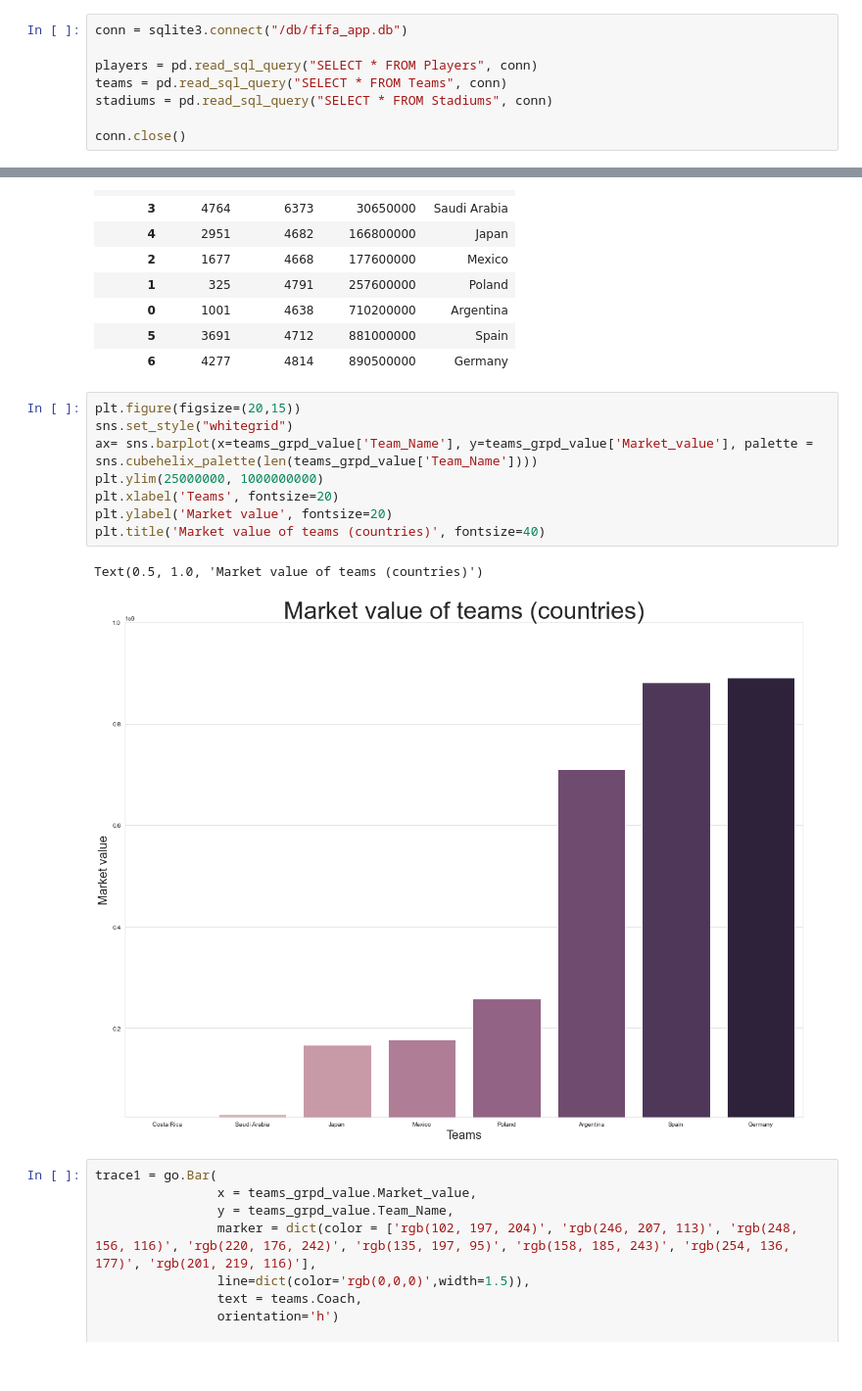
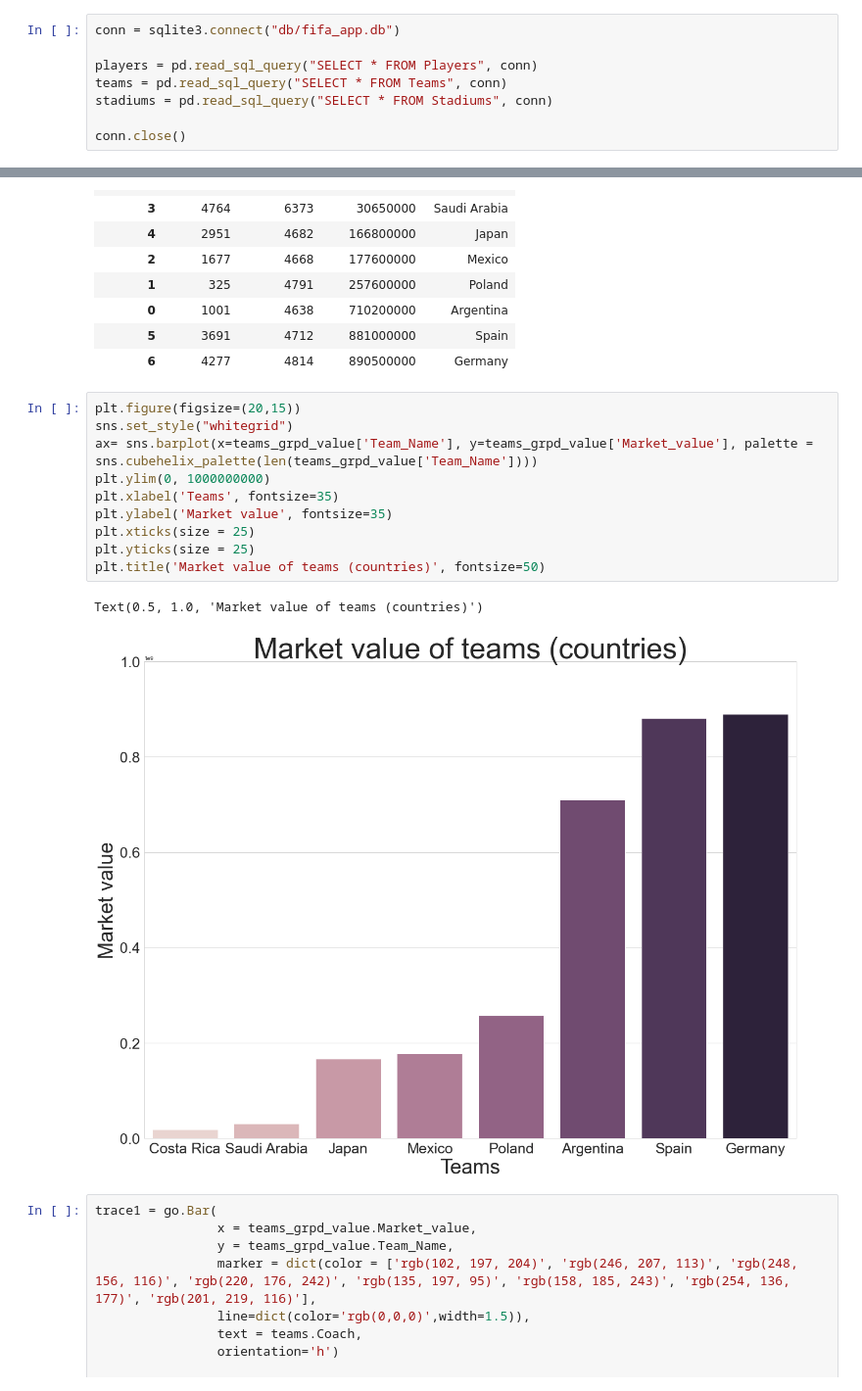
Before and after one commit to AdamJJ00/fifa-statistic-web-app, a Jupyter notebook: charts/charts.ipynb, the cells around one changed output, grey strips where cells are left out. Shown: that part at 98% size. Saved outputs shown, nothing was run; the diff lists cells and outputs as text.

```diff
--- a/charts/charts.ipynb
+++ b/charts/charts.ipynb
@@ -8,7 +8,7 @@ import plotly.express as px
 import plotly.graph_objs as go
 from plotly.offline import iplot
 # %%
-conn = sqlite3.connect("/db/fifa_app.db")
+conn = sqlite3.connect("db/fifa_app.db")
 
 players = pd.read_sql_query("SELECT * FROM Players", conn)
 teams = pd.read_sql_query("SELECT * FROM Teams", conn)
@@ -262,14 +263,16 @@ teams_grpd_value
 # %%
 plt.figure(figsize=(20,15))
 sns.set_style("whitegrid")
 ax= sns.barplot(x=teams_grpd_value['Team_Name'], y=teams_grpd_value['Market_value'], palette = sns.cubehelix_palette(len(teams_grpd_value['Team_Name'])))
-plt.ylim(25000000, 1000000000)
-plt.xlabel('Teams', fontsize=20)
-plt.ylabel('Market value', fontsize=20)
-plt.title('Market value of teams (countries)', fontsize=40)
+plt.ylim(0, 1000000000)
+plt.xlabel('Teams', fontsize=35)
+plt.ylabel('Market value', fontsize=35)
+plt.xticks(size = 25)
+plt.yticks(size = 25)
+plt.title('Market value of teams (countries)', fontsize=50)
 # %% [output]
 Text(0.5, 1.0, 'Market value of teams (countries)')
-[figure, old version]
+[figure, new version]
 # %%
 trace1 = go.Bar(
                 x = teams_grpd_value.Market_value,
```
Also changed, not shown: parts of 5 cells of this notebook.
